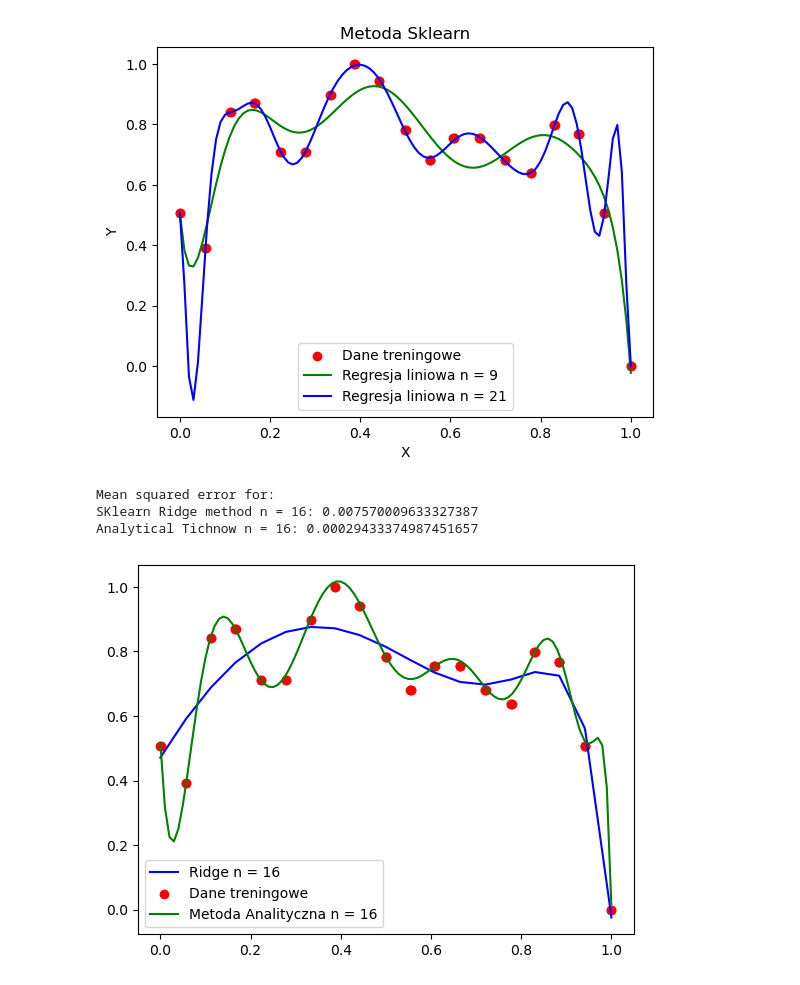
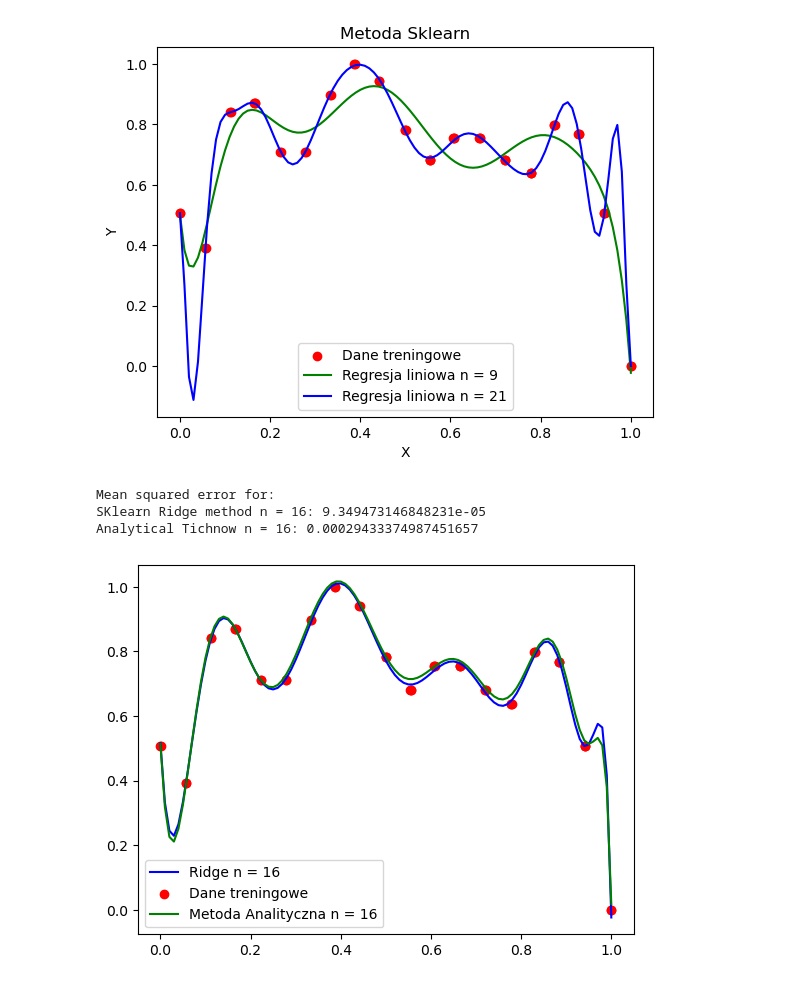
Before and after one commit to HaZhul/ML-models, a Jupyter notebook: PUM1/Lab1.ipynb, the cells around one changed output. Cells and saved outputs as stored; diff of their text form; code cells hidden in the pictures.

Commit message:
fixed ridge

```diff
--- a/PUM1/Lab1.ipynb
+++ b/PUM1/Lab1.ipynb
@@ -201,36 +201,44 @@ poly_16_1 = PolynomialFeatures(16, include_bias=True)
 XP_16_1 = poly_16_1.fit_transform(X_chosen)
 
 
 X_plot_16 = np.linspace(0, 1, 101).reshape(-1,1)
 XP_plot_16 = poly_16_1.transform(X_plot_16)
 
 lambda_16 = 100
 I = np.ones_like((XP_16_1.T @ XP_16_1))
 
 theta_16_1 = np.linalg.inv(XP_16_1.T @ XP_16_1 + lambda_16 * I) @ XP_16_1.T @ Y_chosen
 
 y_pred_16_1 = XP_plot_16 @ theta_16_1
 y_pred_16_1_mse = XP_16_1 @ theta_16_1
 
 mse16 = mean_squared_error(Y_chosen, y_pred_16_1_mse)
 
 
 
 
-ridge = Ridge(alpha=0.001)
+X_plot_16R = np.linspace(0, 1, 101).reshape(-1,1)
+XP_plot_16R = poly_16_1.transform(X_plot_16)
+
+ridge = Ridge(alpha=0.0000000000000001)
+# ridge = Ridge(alpha=0.00000000000000000000000000000000000000000000000000000000000000000000000000000000000001)
 ridge.fit(XP_16_1, Y_chosen)
-y_pred_ridge = ridge.predict(XP_16_1)
-mse16R = mean_squared_error(Y_chosen, y_pred_ridge)
+
+y_pred_ridge_mse = ridge.predict(XP_16_1)
+y_pred_ridge= ridge.predict(XP_plot_16R)
+
+
+mse16R = mean_squared_error(Y_chosen, y_pred_ridge_mse)
 
 
 
-plt.plot(X_chosen, y_pred_ridge, color='blue', label='Ridge n = 16')
+plt.plot(X_plot_16R, y_pred_ridge, color='blue', label='Ridge n = 16')
 plt.scatter(X_chosen, Y_chosen, color='red', label='Dane treningowe')
 plt.plot(X_plot_16, y_pred_16_1, color='green', label='Metoda Analityczna n = 16')
 plt.legend()
 print(f'Mean squared error for:\nSKlearn Ridge method n = 16: {mse16R}\nAnalytical Tichnow n = 16: {mse16}')
 # %% [output]
 Mean squared error for:
-SKlearn Ridge method n = 16: 0.007570009633327387
+SKlearn Ridge method n = 16: 9.349473146848231e-05
 Analytical Tichnow n = 16: 0.00029433374987451657
-[figure, old version]
+[figure, new version]
```
